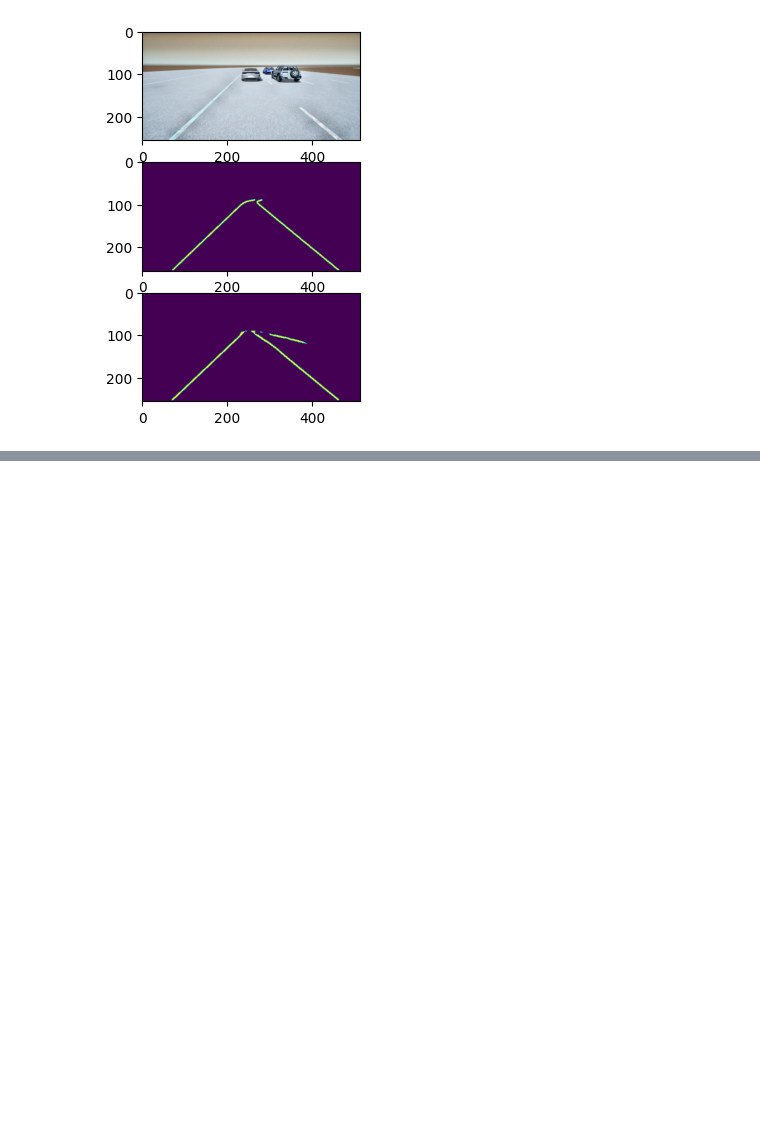
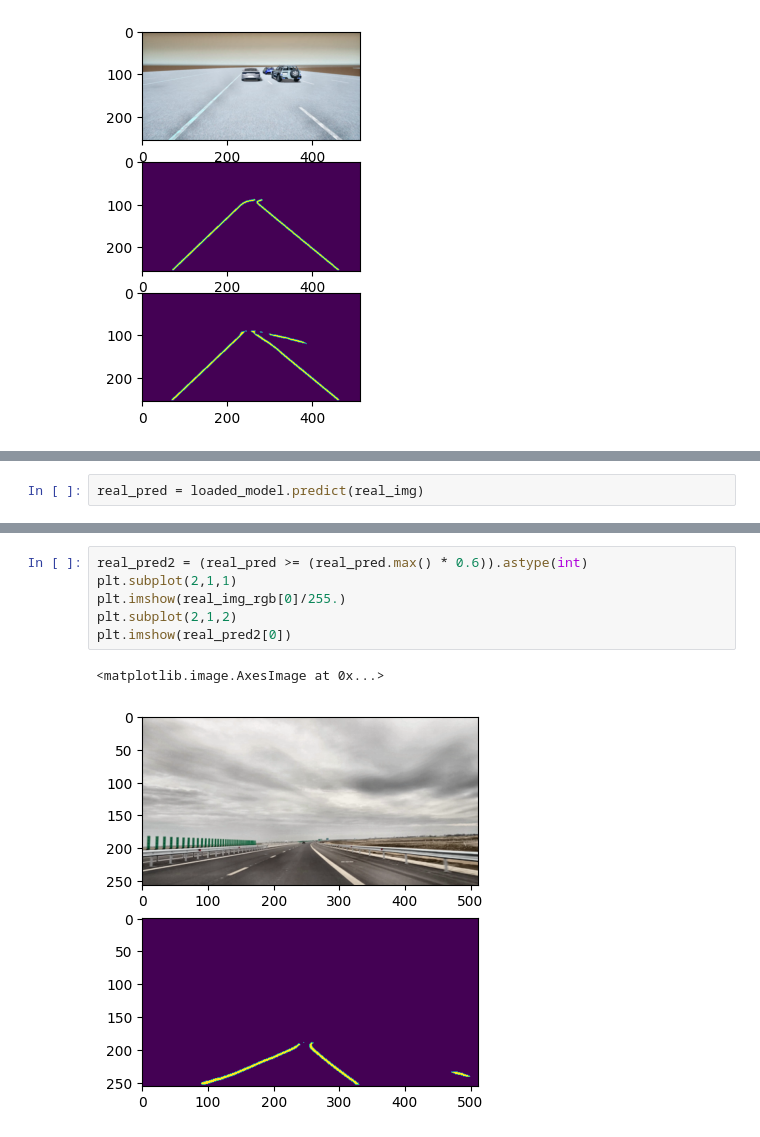
Before and after one commit to racovita67/LaneDetectionKeras, a Jupyter notebook: LaneNet.ipynb, the cells around one changed output, grey strips where cells are left out. Cells and saved outputs as stored; diff of their text form; blank space fills up the shorter version.

```diff
--- a/LaneNet.ipynb
+++ b/LaneNet.ipynb
@@ -432,0 +493,2 @@ plt.imshow(preds2[idx - 100])
+# %%
+real_pred = loaded_model.predict(real_img)
@@ -432,0 +497,9 @@ plt.imshow(preds2[idx - 100])
+# %%
+real_pred2 = (real_pred >= (real_pred.max() * 0.6)).astype(int)
+plt.subplot(2,1,1)
+plt.imshow(real_img_rgb[0]/255.)
+plt.subplot(2,1,2)
+plt.imshow(real_pred2[0])
+# %% [output]
+<matplotlib.image.AxesImage at 0x...>
+[figure, added]
```
Also changed, not shown: parts of 15 cells of this notebook.
